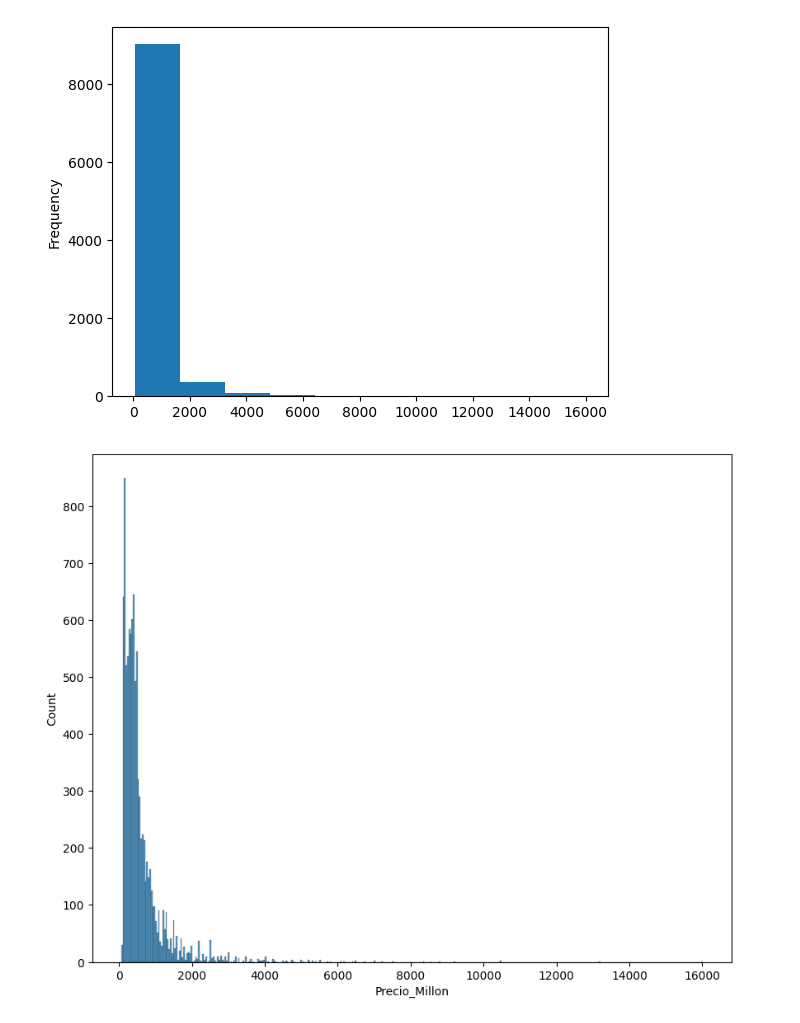
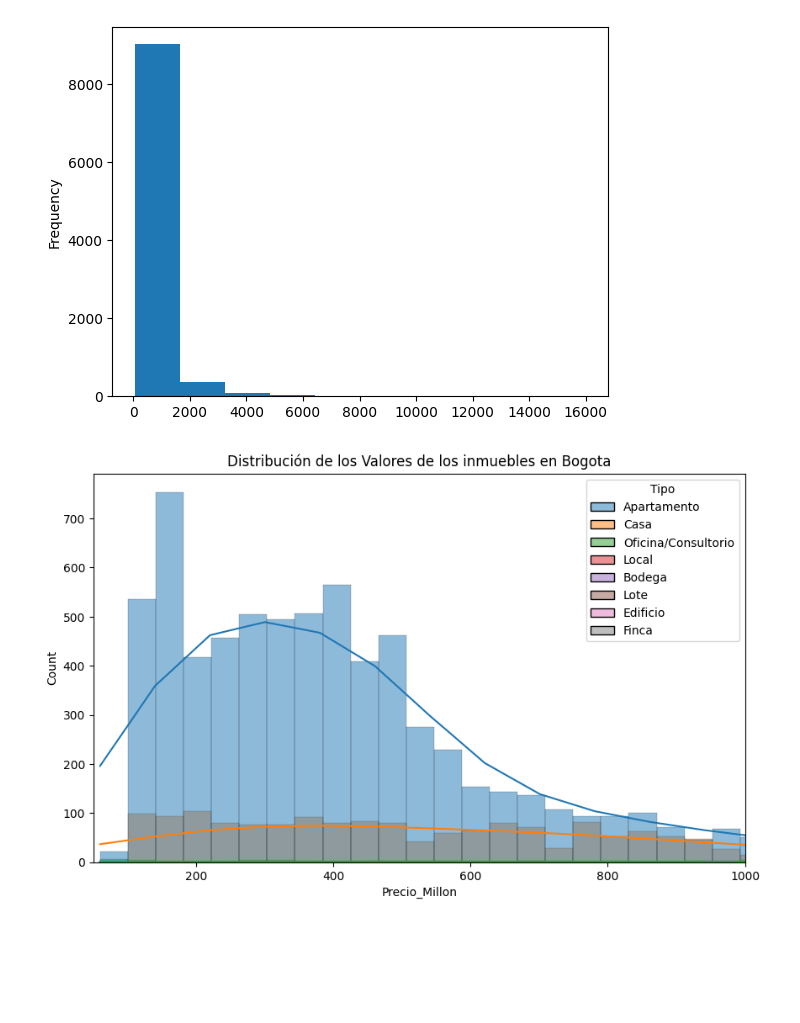
Before and after one commit to AllenJDelgado/AllenJDelgado, a Jupyter notebook: INMERSION_DATOS_AULA_1.ipynb, the cells around one changed output. Cells and saved outputs as stored; diff of their text form; code cells hidden in the pictures; blank space fills up the shorter version.

```diff
--- a/INMERSION_DATOS_AULA_1.ipynb
+++ b/INMERSION_DATOS_AULA_1.ipynb
@@ -339,9 +339,11 @@ inmuebles['Precio_Millon'].plot.hist(bins=10)
 # %%
 import matplotlib.pyplot as plt
 import seaborn as sns
 
-plt.figure(figsize=(10,8))
-sns.histplot(data=inmuebles, x='Precio_Millon')
+plt.figure(figsize=(10,6))
+grafica = sns.histplot(data=inmuebles, x='Precio_Millon', kde= True, hue='Tipo')
+grafica.set_title('Distribución de los Valores de los inmuebles en Bogota')
+plt.xlim((50,1000))
 plt.show()
 # %% [output]
-[figure, old version]
+[figure, new version]
```
